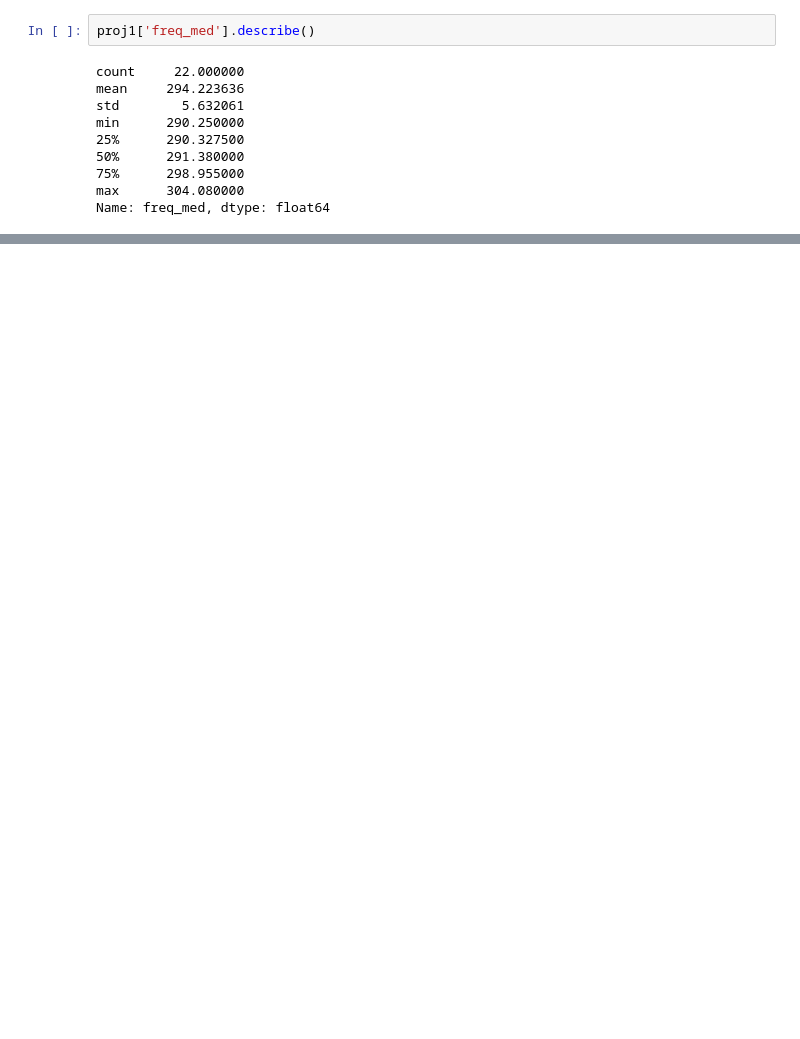
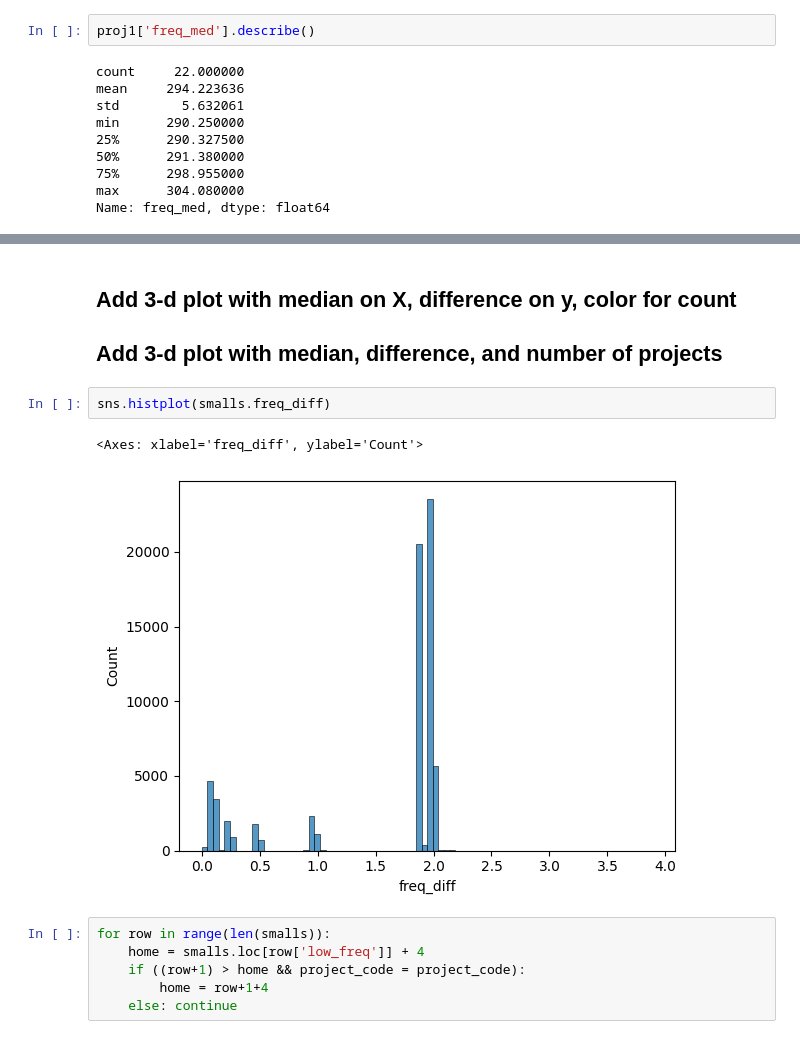
Before and after one commit to rlipps/NRAO_Capstone, a Jupyter notebook: data/measurement_test.ipynb, the cells around one changed output, grey strips where cells are left out. Cells and saved outputs as stored; diff of their text form; blank space fills up the shorter version.

```diff
--- a/data/measurement_test.ipynb
+++ b/data/measurement_test.ipynb
@@ -150,0 +173,14 @@ Name: freq_med, dtype: float64
+# %% [markdown]
+## Add 3-d plot with median on X, difference on y, color for count
+## Add 3-d plot with median, difference, and number of projects
+# %%
+sns.histplot(smalls.freq_diff)
+# %% [output]
+<Axes: xlabel='freq_diff', ylabel='Count'>
+[figure, added]
+# %%
+for row in range(len(smalls)):
+    home = smalls.loc[row['low_freq']] + 4
+    if ((row+1) > home && project_code = project_code):
+        home = row+1+4
+    else: continue
```
Also changed, not shown: parts of 4 cells of this notebook.
